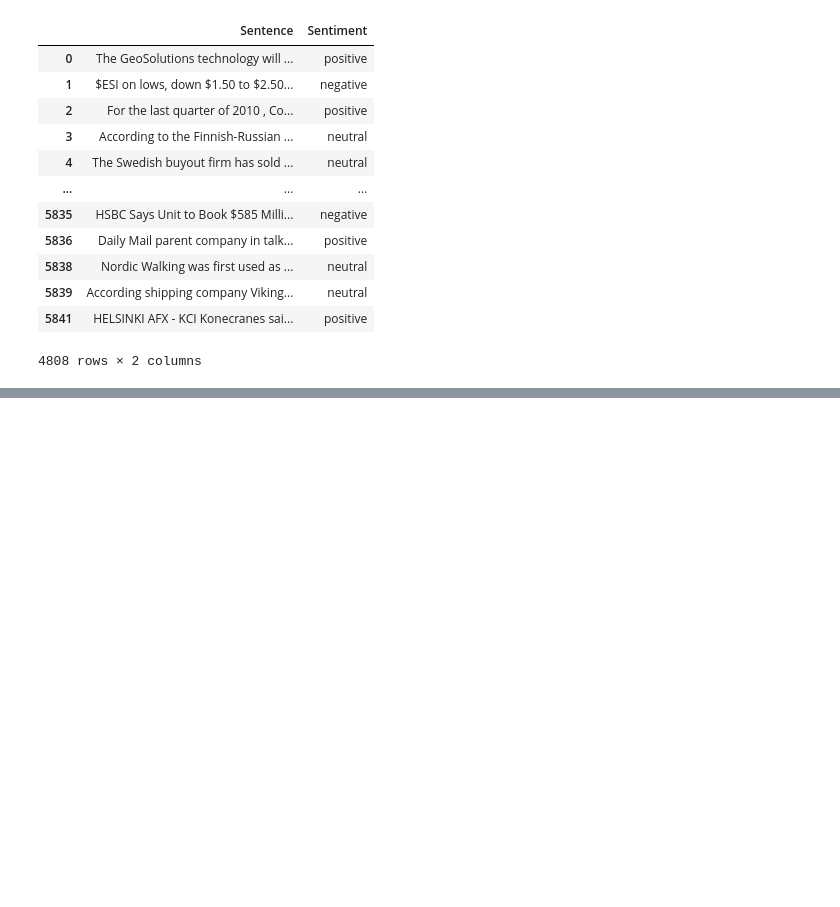
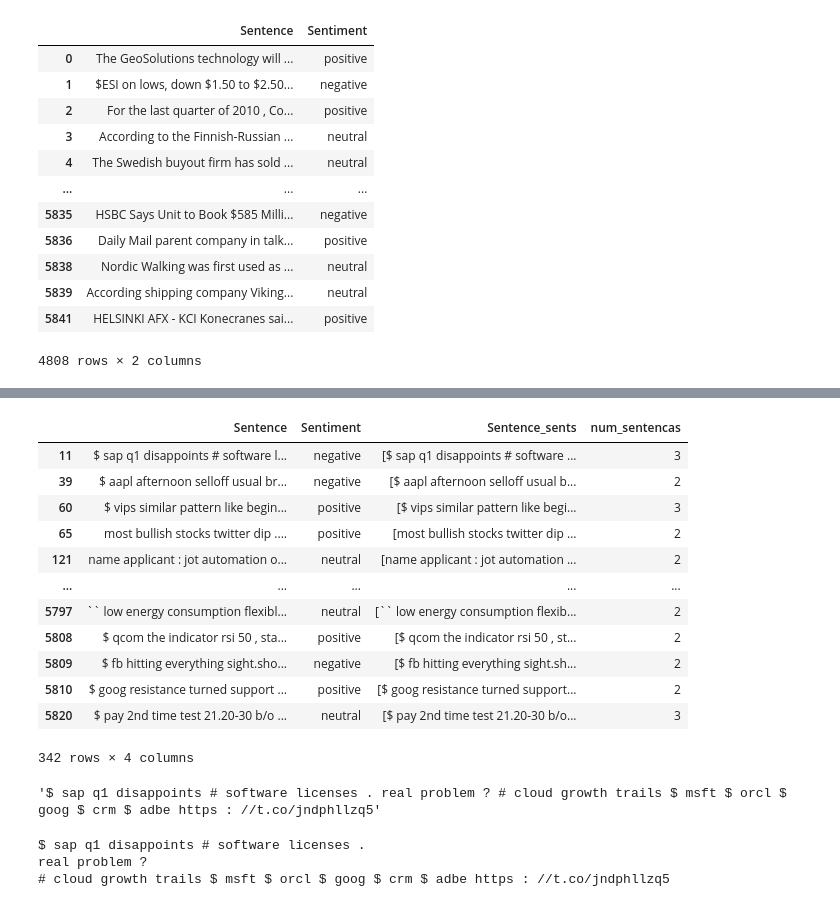
Before and after one commit to zairobastos/moodgram, a Jupyter notebook: analise.ipynb, the cells around one changed output, grey strips where cells are left out. Drawn from its saved outputs; the diff is of its cells as text; code cells hidden in the pictures; blank space fills up the shorter version.

```diff
--- a/analise.ipynb
+++ b/analise.ipynb
@@ -165,0 +229,9 @@ df_sentimentos_unicos
+# %%
+# Definir o idioma das stopwords
+stop_words = set(stopwords.words('english'))
+# %%
+# Função responsável por remover as stopwords e tokenizar o texto
+def remove_stopwords_tokenize(texto):
+	palavras = word_tokenize(texto)
+	palavras_sem_stopwords = [palavra.lower() for palavra in palavras if palavra not in stop_words]
+	return " ".join(palavras_sem_stopwords)
@@ -165,0 +254,3 @@ df_sentimentos_unicos
+# %%
+df_sentimentos_unicos2 = df_sentimentos_unicos.copy()
+df_sentimentos_unicos2['Sentence'] = df_sentimentos_unicos2['Sentence'].apply(remove_stopwords_tokenize)
@@ -165,0 +273,37 @@ df_sentimentos_unicos
+# %%
+def quebrar_sentencas(text):
+    return nltk.sent_tokenize(text)
+# %%
+# Aplicar a função na coluna 'Sentence'
+df_sentimentos_unicos2['Sentence_sents'] = df_sentimentos_unicos2['Sentence'].apply(quebrar_sentencas)
+
+# Contar o número de sentenças em cada linha
+df_sentimentos_unicos2['num_sentencas'] = df_sentimentos_unicos2['Sentence_sents'].apply(len)
+
+# Filtrar e imprimir as linhas onde o número de sentenças é maior ou igual a 2
+df_sentimentos_unicos2[df_sentimentos_unicos2['num_sentencas'] >= 2]
+# %% [output]
+|  | Sentence | Sentiment | Sentence_sents | num_sentencas |
+| 11 | $ sap q1 disappoints # software l... | negative | [$ sap q1 disappoints # software ... | 3 |
+| 39 | $ aapl afternoon selloff usual br... | negative | [$ aapl afternoon selloff usual b... | 2 |
+| 60 | $ vips similar pattern like begin... | positive | [$ vips similar pattern like begi... | 3 |
+| 65 | most bullish stocks twitter dip .... | positive | [most bullish stocks twitter dip ... | 2 |
+| 121 | name applicant : jot automation o... | neutral | [name applicant : jot automation ... | 2 |
+| ... | ... | ... | ... | ... |
+| 5797 | `` low energy consumption flexibl... | neutral | [`` low energy consumption flexib... | 2 |
+| 5808 | $ qcom the indicator rsi 50 , sta... | positive | [$ qcom the indicator rsi 50 , st... | 2 |
+| 5809 | $ fb hitting everything sight.sho... | negative | [$ fb hitting everything sight.sh... | 2 |
+| 5810 | $ goog resistance turned support ... | positive | [$ goog resistance turned support... | 2 |
+| 5820 | $ pay 2nd time test 21.20-30 b/o ... | neutral | [$ pay 2nd time test 21.20-30 b/o... | 3 |
+342 rows × 4 columns
+# %%
+df_sentimentos_unicos2.loc[11,'Sentence']
+# %% [output]
+'$ sap q1 disappoints # software licenses . real problem ? # cloud growth trails $ msft $ orcl $ goog $ crm $ adbe https : //t.co/jndphllzq5'
+# %%
+for frase in df_sentimentos_unicos2.loc[11, 'Sentence_sents']:
+    print(frase)
+# %% [output]
+$ sap q1 disappoints # software licenses .
+real problem ?
+# cloud growth trails $ msft $ orcl $ goog $ crm $ adbe https : //t.co/jndphllzq5
```
Also changed, not shown: parts of 17 cells of this notebook.
